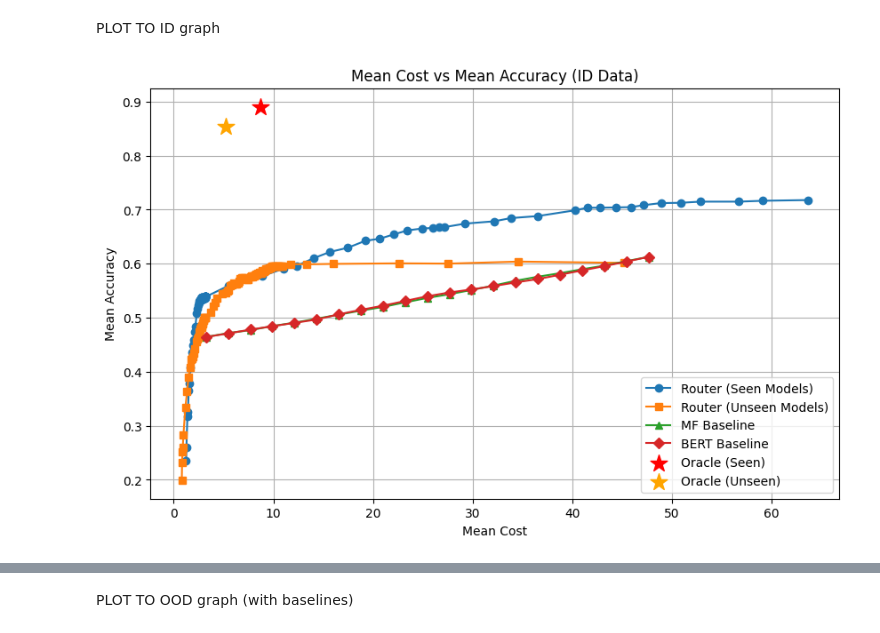
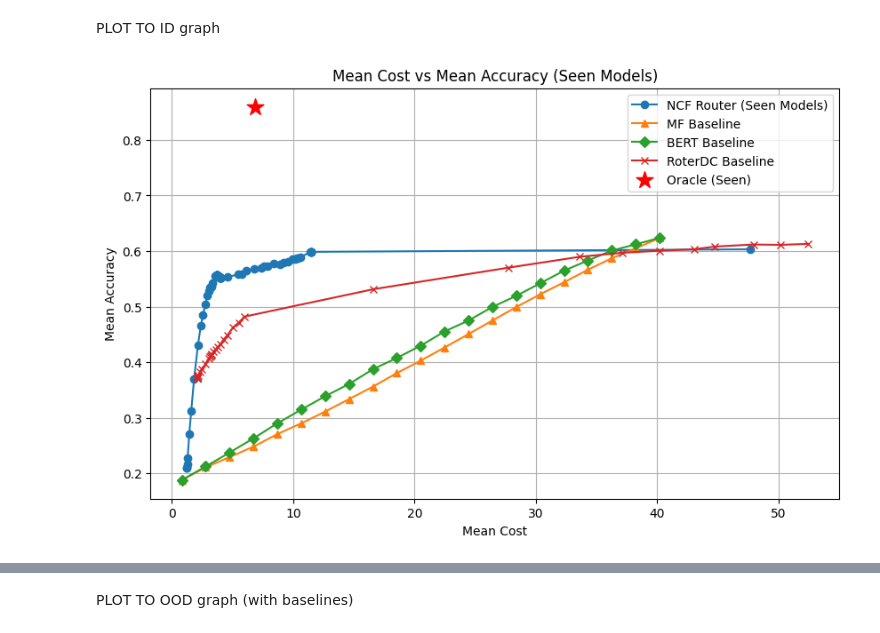
Before and after one commit to Yide-Song2025/AR-LLM, a Jupyter notebook: Eval.ipynb, the cells around one changed output, grey strips where cells are left out. Cells and saved outputs as stored; diff of their text form; code cells hidden in the pictures.

```diff
--- a/Eval.ipynb
+++ b/Eval.ipynb
@@ -247,6 +249,8 @@ extracted_data_ID
 # %%
 alphas_ID_seen, accs_ID_seen, costs_ID_seen = plot_acc_cost_curve(seen_model_score_ID_df, extracted_data_ID, cost_for_each_model)
 alphas_ID_unseen, accs_ID_unseen, costs_ID_unseen = plot_acc_cost_curve(unseen_model_score_ID_df, extracted_data_ID, cost_for_each_model)
+
+baseline_ID_seen, acc_baseline_ID_seen, cost_baseline_ID_seen = plot_acc_cost_curve(routerdc_baseline, extracted_data_ID, cost_for_each_model)
 # %% [markdown]
 PLOT (EVAL ID data)
 # %%
@@ -380,7 +384,7 @@ OOD + Unseen: accuracy=0.8194, mean_cost=4.5516
 # %% [markdown]
 BERT
 # %%
-baseline_scores_bert = pd.read_json('./data/baseline_scores/bert_router_scores_id.jsonl', lines=True)
+baseline_scores_bert = pd.read_json('./results/bert_router_scores.jsonl', lines=True)
 baseline_scores_bert
 # %% [output]
 |  | query_id | dataset | subset | query | router | score |
@@ -415,6 +419,6 @@ extracted_data_ID
 # %%
-slm = "Qwen/Qwen2.5-7B-Instruct"
-llm = "Qwen/Qwen2.5-72B-Instruct"
+slm = "meta-llama/Llama-3.1-70B-Instruct"
+llm = "meta-llama/Llama-3.2-1B-Instruct"
 # %%
 pct = np.arange(0, 101, 5)
 thresholds = np.percentile(baseline_scores_bert["score"].to_numpy(), pct)
@@ -489,7 +493,7 @@ for t in thresholds:
 # %% [markdown]
 MF
 # %%
-baseline_scores_mf = pd.read_json('./data/baseline_scores/mf_router_scores_id.jsonl', lines=True)
+baseline_scores_mf = pd.read_json('./results/mf_router_scores.jsonl', lines=True)
 baseline_scores_mf
 # %% [output]
 |  | query_id | dataset | subset | query | router | score |
@@ -557,17 +561,20 @@ for t in MF_thresholds:
 PLOT TO ID graph
 # %%
 plt.figure(figsize=(10, 6))
-plt.plot(costs_ID_seen, accs_ID_seen, marker='o', label="Router (Seen Models)")
-plt.plot(costs_ID_unseen, accs_ID_unseen, marker='s', label="Router (Unseen Models)")
+plt.plot(costs_ID_seen, accs_ID_seen, marker='o', label="NCF Router (Seen Models)")
+# plt.plot(costs_ID_unseen, accs_ID_unseen, marker='s', label="Router (Unseen Models)")
 plt.plot(mean_cost_MF_baseline, mean_accuracy_MF_baseline, marker='^', label='MF Baseline')
 plt.plot(mean_cost_Bert_baseline, mean_accuracy_Bert_baseline, marker='D', label='BERT Baseline')
+plt.plot(cost_baseline_ID_seen, acc_baseline_ID_seen, marker='x', label='RoterDC Baseline')
 plt.scatter([oracle_cost_ID_seen], [oracle_acc_ID_seen], marker='*', s=200, c='red', zorder=5, label='Oracle (Seen)')
-plt.scatter([oracle_cost_ID_unseen], [oracle_acc_ID_unseen], marker='*', s=200, c='orange', zorder=5, label='Oracle (Unseen)')
+# plt.scatter([oracle_cost_ID_unseen], [oracle_acc_ID_unseen], marker='*', s=200, c='orange', zorder=5, label='Oracle (Unseen)')
 plt.legend()
 plt.xlabel('Mean Cost')
 plt.ylabel('Mean Accuracy')
-plt.title('Mean Cost vs Mean Accuracy (ID Data)')
+plt.title('Mean Cost vs Mean Accuracy (Seen Models)')
 plt.grid()
+plt.savefig('mean_cost_vs_mean_accuracy_comparison_ncf_seen.pdf', format='pdf', bbox_inches='tight')
+# plt.savefig('mean_cost_vs_mean_accuracy_comparison_autoint_seen.svg', format='svg', bbox_inches='tight')
 plt.show()
 # %% [output]
-[figure, old version]
+[figure, new version]
```
Also changed, not shown: parts of 23 cells of this notebook, 14 other files.
